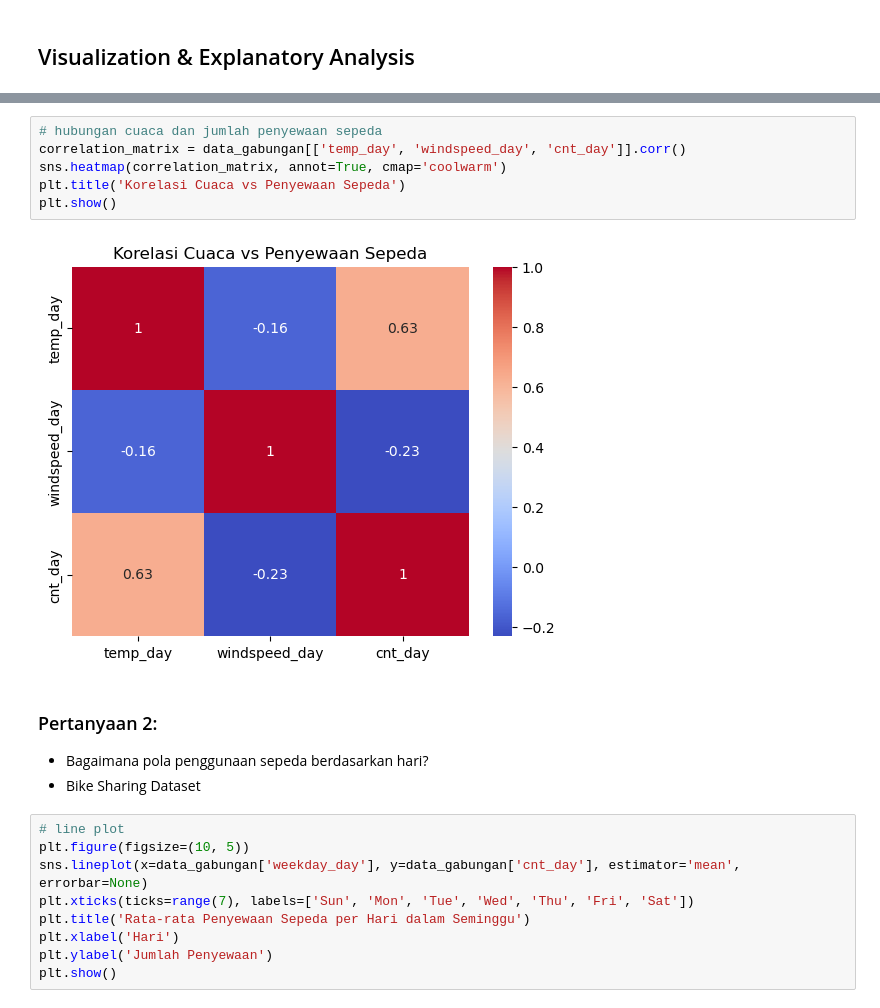
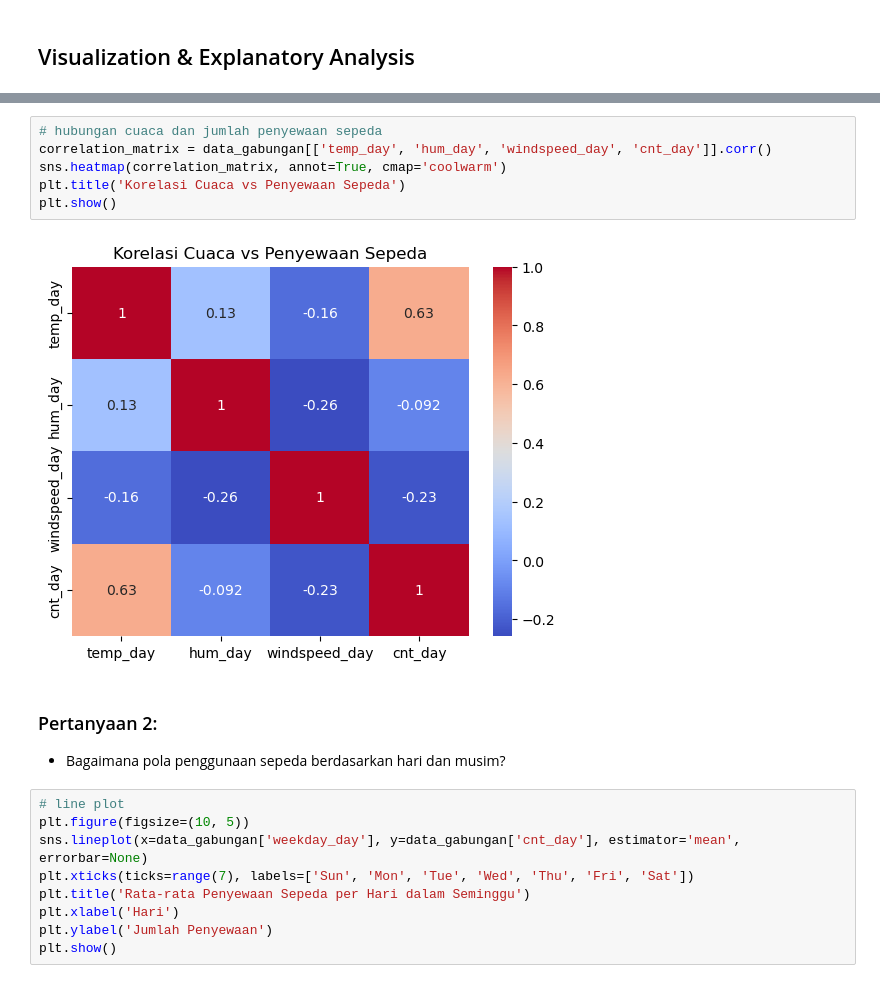
Before and after one commit to UndefinedE02/Bike-sharing-analisis, a Jupyter notebook: Proyek_Analisis_Data.ipynb, the cells around one changed output, grey strips where cells are left out. Cells and saved outputs as stored; diff of their text form.

```diff
--- a/Proyek_Analisis_Data.ipynb
+++ b/Proyek_Analisis_Data.ipynb
@@ -289,15 +315,14 @@ plt.show()
 # %%
 # hubungan cuaca dan jumlah penyewaan sepeda
-correlation_matrix = data_gabungan[['temp_day', 'windspeed_day', 'cnt_day']].corr()
+correlation_matrix = data_gabungan[['temp_day', 'hum_day', 'windspeed_day', 'cnt_day']].corr()
 sns.heatmap(correlation_matrix, annot=True, cmap='coolwarm')
 plt.title('Korelasi Cuaca vs Penyewaan Sepeda')
 plt.show()
 # %% [output]
-[figure, old version]
+[figure, new version]
 # %% [markdown]
 ### Pertanyaan 2:
-- Bagaimana pola penggunaan sepeda berdasarkan hari?
-- Bike Sharing Dataset
+- Bagaimana pola penggunaan sepeda berdasarkan hari dan musim?
 # %%
 # line plot
 plt.figure(figsize=(10, 5))
```
Also changed, not shown: parts of 3 cells of this notebook, 1 other file.
